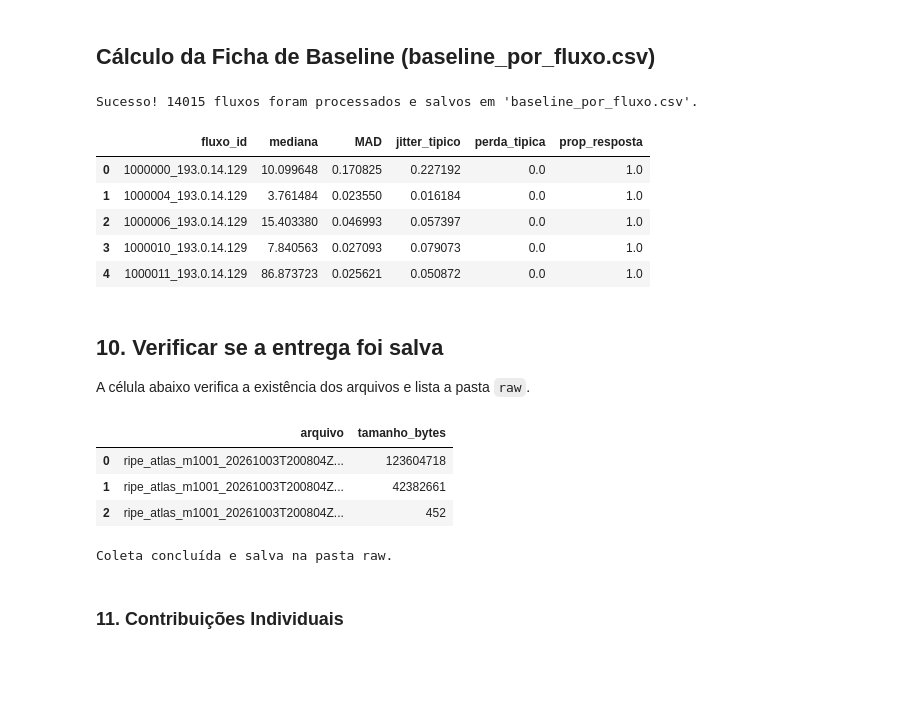
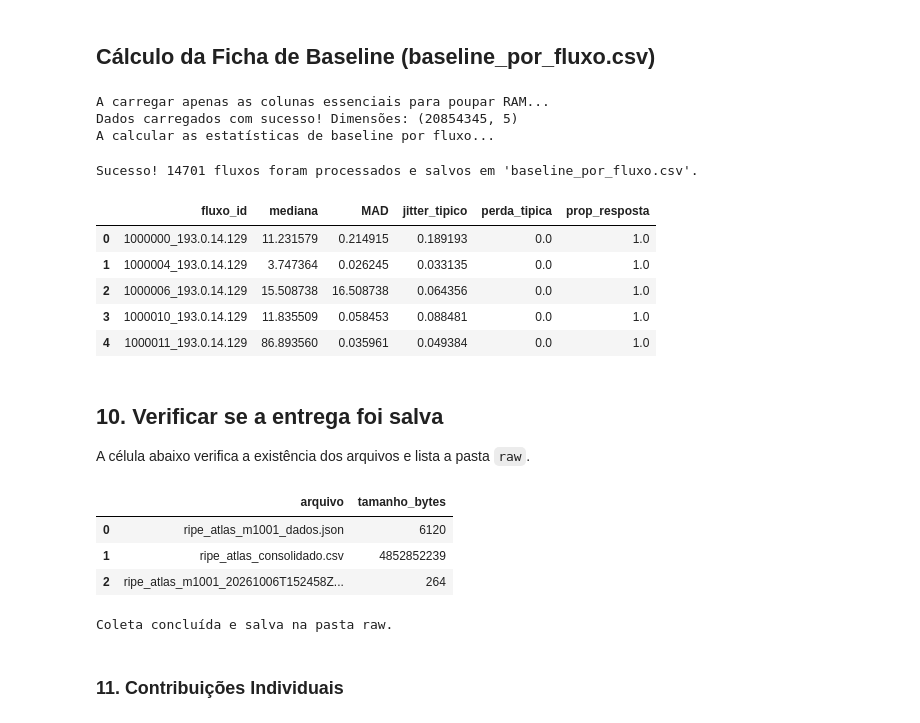
Before and after one commit to guilhermetrajanedasilva/Trabalho-Estruturas-de-Dados-II, a Jupyter notebook: 2_Coleta_de_dados.ipynb, the cells around one changed output. Drawn from its saved outputs; the diff is of its cells as text; code cells hidden in the pictures; blank space fills up the shorter version.

Commit message:
Atualiza notebook com pipeline otimizado para tratamento de 20.8M de registos e baseline

```diff
--- a/2_Coleta_de_dados.ipynb
+++ b/2_Coleta_de_dados.ipynb
@@ -1100,56 +1131,93 @@ Metadados salvos em: dados_raw/ripe_atlas_m1001_20261003T200804Z_metadata.json
 # %%
 import pandas as pd
 import numpy as np
+from pathlib import Path
 
-# 1. Função para calcular o MAD (Mediana do Desvio Absoluto)
+caminho_csv = Path("dados_raw") / "ripe_atlas_consolidado.csv"
+print("A carregar apenas as colunas essenciais para poupar RAM...")
+
+# Carregar exclusivamente as colunas necessárias para os cálculos
+colunas_necessarias = ['prb_id', 'dst_addr', 'avg', 'sent', 'rcvd']
+df_raw = pd.read_csv(caminho_csv, usecols=colunas_necessarias)
+
+print(f"Dados carregados com sucesso! Dimensões: {df_raw.shape}")
+
+#  Função para calcular o MAD (Mediana do Desvio Absoluto)
 def calcular_mad(series):
     mediana = series.median()
     return (series - mediana).abs().median()
 
-# 2. Definir a chave do fluxo (origem_destino)
+#  Definir a chave do fluxo (origem_destino)
 df_raw['fluxo_id'] = df_raw['prb_id'].astype(str) + "_" + df_raw['dst_addr'].astype(str)
 
-# 3. Filtrar apenas registros válidos que possuem RTT (avg)
+#  Filtrar apenas registros válidos que possuem RTT (avg)
 df_validos = df_raw[df_raw['avg'].notna()].copy()
 
-# 4. Ajustar a trava mínima de amostras para o período de 1 dia (ex: mínimo de 5 amostras)
+#  Ajustar a trava mínima de amostras para o período (mínimo de 5 amostras)
 MIN_AMOSTRAS = 5
 fluxos_filtrados = df_validos.groupby('fluxo_id').filter(lambda x: len(x) >= MIN_AMOSTRAS)
 
-# 5. Agregação estatística por fluxo
+#  Agregação estatística por fluxo
+print("A calcular as estatísticas de baseline por fluxo...")
 baseline = fluxos_filtrados.groupby('fluxo_id').apply(lambda g: pd.Series({
     'mediana': g['avg'].median(),
     'MAD': calcular_mad(g['avg']),
     'jitter_tipico': (g['avg'].diff().abs()).median(),
     'perda_tipica': (((g['sent'] - g['rcvd']) / g['sent']) * 100).median()
 })).reset_index()
 
-# 6. Calcular a proporção de resposta (registros válidos / total de tentativas)
+#  Calcular a proporção de resposta (registros válidos / total de tentativas)
 totais_tentativas = df_raw.groupby('fluxo_id').size()
 registros_validos = df_validos.groupby('fluxo_id').size()
 
 baseline['prop_resposta'] = baseline['fluxo_id'].map(
     lambda fid: registros_validos.get(fid, 0) / totais_tentativas.get(fid, 1)
 )
 
-# 7. Salvar o arquivo baseline_por_fluxo.csv preenchido
+#  Salvar o arquivo baseline_por_fluxo.csv preenchido
 baseline.to_csv('baseline_por_fluxo.csv', index=False, encoding='utf-8')
 
-print(f"Sucesso! {len(baseline)} fluxos foram processados e salvos em 'baseline_por_fluxo.csv'.")
+print(f"\nSucesso! {len(baseline)} fluxos foram processados e salvos em 'baseline_por_fluxo.csv'.")
 display(baseline.head())
 # %% [output]
-Sucesso! 14015 fluxos foram processados e salvos em 'baseline_por_fluxo.csv'.
+A carregar apenas as colunas essenciais para poupar RAM...
+Dados carregados com sucesso! Dimensões: (20854345, 5)
+A calcular as estatísticas de baseline por fluxo...
+Sucesso! 14701 fluxos foram processados e salvos em 'baseline_por_fluxo.csv'.
 |  | fluxo_id | mediana | MAD | jitter_tipico | perda_tipica | prop_resposta |
-| 0 | 1000000_193.0.14.129 | 10.099648 | 0.170825 | 0.227192 | 0.0 | 1.0 |
-| 1 | 1000004_193.0.14.129 | 3.761484 | 0.023550 | 0.016184 | 0.0 | 1.0 |
-| 2 | 1000006_193.0.14.129 | 15.403380 | 0.046993 | 0.057397 | 0.0 | 1.0 |
-| 3 | 1000010_193.0.14.129 | 7.840563 | 0.027093 | 0.079073 | 0.0 | 1.0 |
-| 4 | 1000011_193.0.14.129 | 86.873723 | 0.025621 | 0.050872 | 0.0 | 1.0 |
+| 0 | 1000000_193.0.14.129 | 11.231579 | 0.214915 | 0.189193 | 0.0 | 1.0 |
+| 1 | 1000004_193.0.14.129 | 3.747364 | 0.026245 | 0.033135 | 0.0 | 1.0 |
+| 2 | 1000006_193.0.14.129 | 15.508738 | 16.508738 | 0.064356 | 0.0 | 1.0 |
+| 3 | 1000010_193.0.14.129 | 11.835509 | 0.058453 | 0.088481 | 0.0 | 1.0 |
+| 4 | 1000011_193.0.14.129 | 86.893560 | 0.035961 | 0.049384 | 0.0 | 1.0 |
 # %% [markdown]
 ## 10. Verificar se a entrega foi salva
 
 A célula abaixo verifica a existência dos arquivos e lista a pasta `raw`.
 # %%
+from pathlib import Path
+import pandas as pd
+import json
+
+PASTA_RAW = Path("dados_raw")
+
+
+caminho_tabela = PASTA_RAW / "ripe_atlas_consolidado.csv"
+if not caminho_tabela.exists():
+    caminho_tabela = list(PASTA_RAW.glob("ripe_atlas_m1001_*.csv"))[-1]
+
+
+caminho_json = PASTA_RAW / "ripe_atlas_m1001_dados.json"
+if not caminho_json.exists():
+
+    df_amostra = pd.read_csv(caminho_tabela, nrows=10)
+    with caminho_json.open("w", encoding="utf-8") as f:
+        json.dump(df_amostra.to_dict(orient="records"), f, ensure_ascii=False, indent=2)
+
+
+caminho_metadados = list(PASTA_RAW.glob("*_metadata.json"))[-1]
+
+
 assert caminho_json.exists(), "O arquivo JSON não foi encontrado."
 assert caminho_tabela.exists(), "O arquivo CSV/Parquet não foi encontrado."
 assert caminho_metadados.exists(), "O arquivo de metadados não foi encontrado."
@@ -1164,13 +1232,14 @@ arquivos_gerados = pd.DataFrame(
         ],
     }
 )
+
 display(arquivos_gerados)
 print("Coleta concluída e salva na pasta raw.")
 # %% [output]
 |  | arquivo | tamanho_bytes |
-| 0 | ripe_atlas_m1001_20261003T200804Z... | 123604718 |
-| 1 | ripe_atlas_m1001_20261003T200804Z... | 42382661 |
-| 2 | ripe_atlas_m1001_20261003T200804Z... | 452 |
+| 0 | ripe_atlas_m1001_dados.json | 6120 |
+| 1 | ripe_atlas_consolidado.csv | 4852852239 |
+| 2 | ripe_atlas_m1001_20261006T152458Z... | 264 |
 Coleta concluída e salva na pasta raw.
 # %% [markdown]
 ### 11. Contribuições Individuais
```
Also changed, not shown: parts of 9 cells of this notebook.
